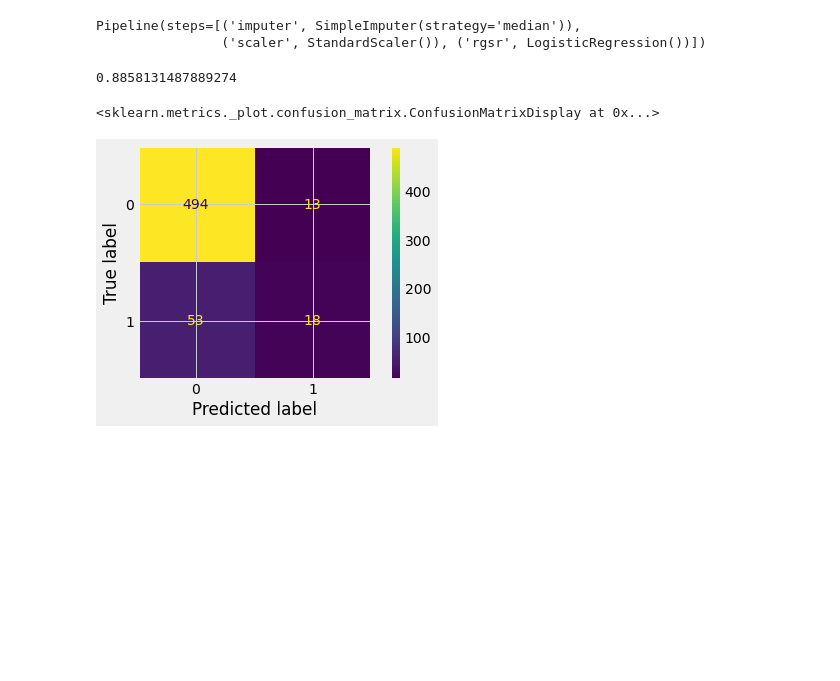
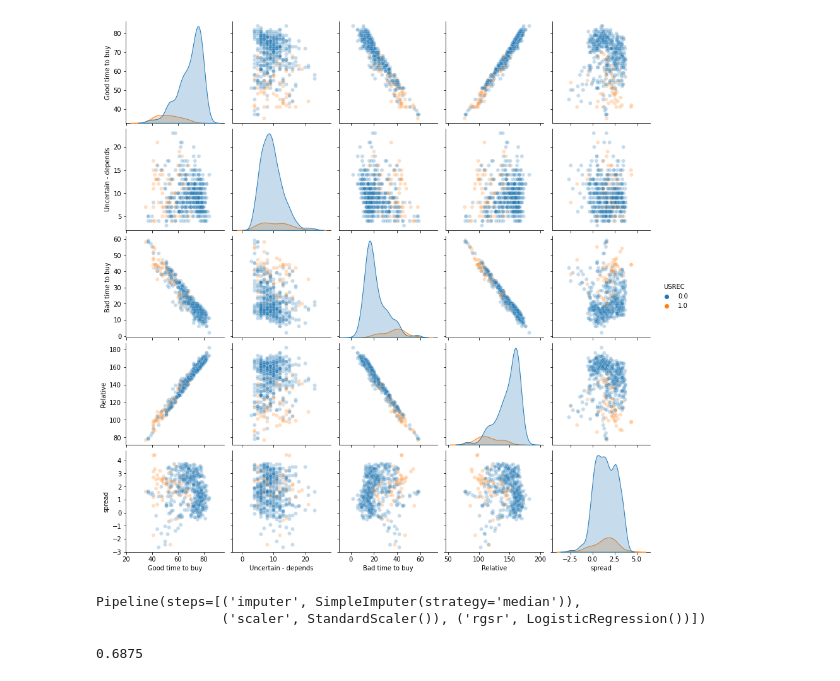
Before and after one commit to DanlBradley/RecessionPredictor, a Jupyter notebook: model_tuning.ipynb, the cells around one changed output. Drawn from its saved outputs; the diff is of its cells as text; code cells hidden in the pictures; blank space fills up the shorter version.

```diff
--- a/model_tuning.ipynb
+++ b/model_tuning.ipynb
@@ -6,2 +44,8 @@ plt.style.use('fivethirtyeight')
+# %%
+import seaborn as sns
+sns.pairplot(recession_vs_yield.drop(columns = ['Value_10yr','Value_3mon']), hue = 'USREC', plot_kws={'alpha': 0.25});
+#Hex distribution
+# %% [output]
+[figure, added]
 # %%
 from sklearn.model_selection import train_test_split
@@ -27,18 +76,15 @@ y_train_pred = pipe.predict(X_train)
 # %%
 from sklearn.metrics import accuracy_score
 
-accuracy_score(y_train,y_train_pred)
+accuracy_score(y_test,y_test_pred)
 # %% [output]
-0.8858131487889274
+0.6875
 # %%
 from sklearn.metrics import confusion_matrix, ConfusionMatrixDisplay, roc_curve, auc
 
-conf = confusion_matrix(y_train,y_train_pred)
+conf = confusion_matrix(y_train,y_train_pred, normalize = 'true')
 disp = ConfusionMatrixDisplay(conf)
-disp.plot()
+#disp.plot()
-# %% [output]
-<sklearn.metrics._plot.confusion_matrix.ConfusionMatrixDisplay at 0x...>
-[figure, removed]
 # %%
 fpr, tpr, thresholds = roc_curve(y_test, pipe.predict_proba(X_test)[:, 1])
 fig, ax = plt.subplots()
```
Also changed, not shown: parts of 12 cells of this notebook, 1 other file.
